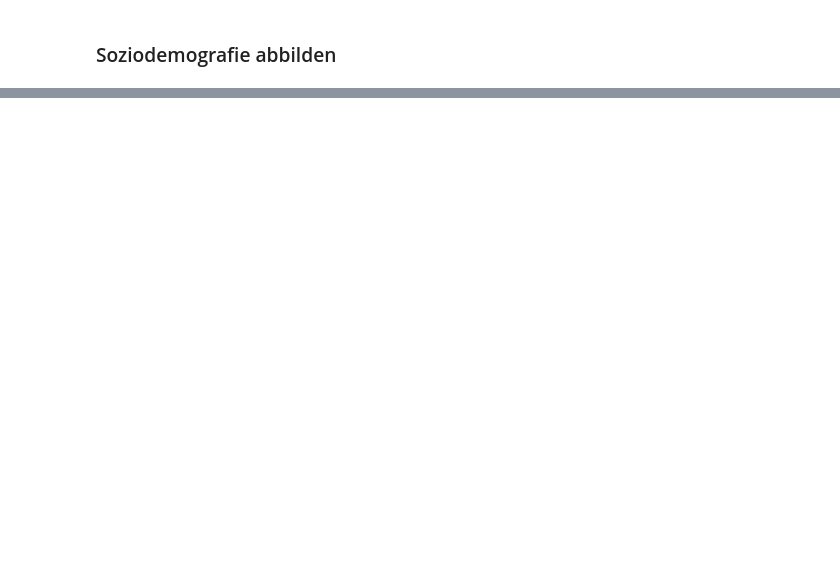
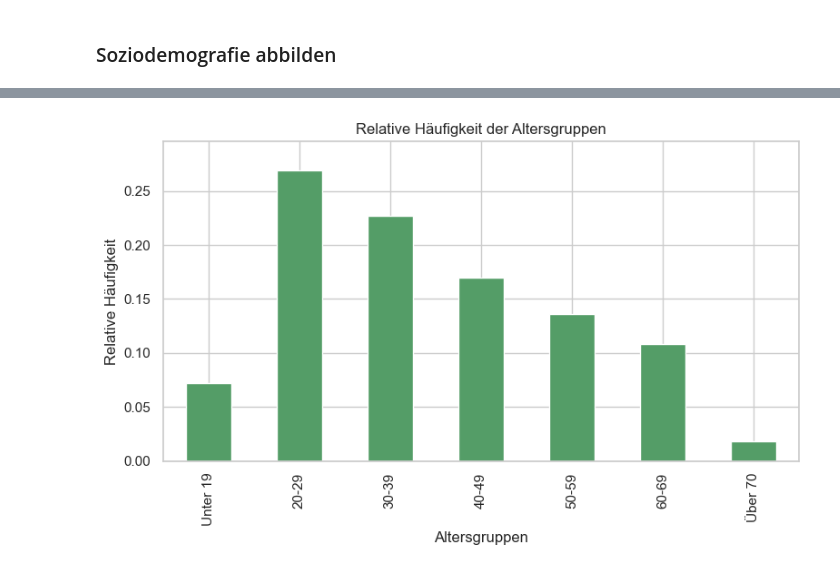
Before and after one commit to lara-polat/python_kurs, a Jupyter notebook: Project_Datenbereinigung.ipynb, the cells around one changed output, grey strips where cells are left out. Drawn from its saved outputs; the diff is of its cells as text; code cells hidden in the pictures; blank space fills up the shorter version.

```diff
--- a/Project_Datenbereinigung.ipynb
+++ b/Project_Datenbereinigung.ipynb
@@ -1499,0 +1279,27 @@ print(f"Totaler Effekt (c): {total_effect:.3f}")
+# %%
+# Altersgruppen-Beschriftungen anpassen
+altersgruppen_labels = {
+    "0-19": "Unter 19",
+    "20-29": "20-29",
+    "30-39": "30-39",
+    "40-49": "40-49",
+    "50-59": "50-59",
+    "60-69": "60-69",
+    "70+": "Über 70"
+}
+
+# Relative Häufigkeiten berechnen
+rel_freq = df_renamed["S2_groups"].value_counts(normalize=True, dropna=False).sort_index()
+rel_freq.index = rel_freq.index.map(altersgruppen_labels)
+
+# Balkendiagramm
+plt.figure(figsize=(8,5))
+rel_freq.plot(kind="bar", color="#549D67")
+plt.xlabel("Altersgruppen")
+plt.ylabel("Relative Häufigkeit")
+plt.title("Relative Häufigkeit der Altersgruppen")
+plt.ylim(0, rel_freq.max()*1.1)
+plt.tight_layout()
+plt.show()
+# %% [output]
+[figure, added]
```
Also changed, not shown: parts of 49 cells of this notebook, 1 other file.
